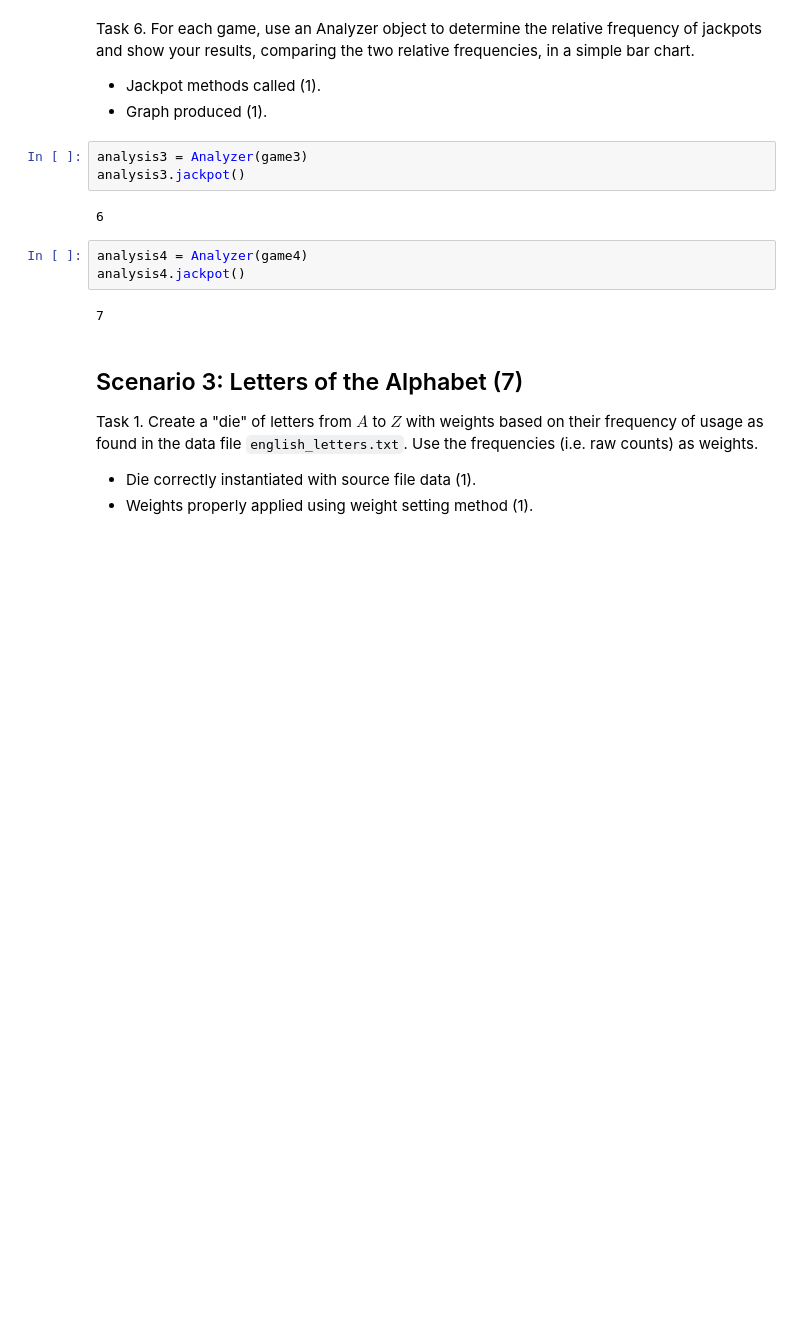
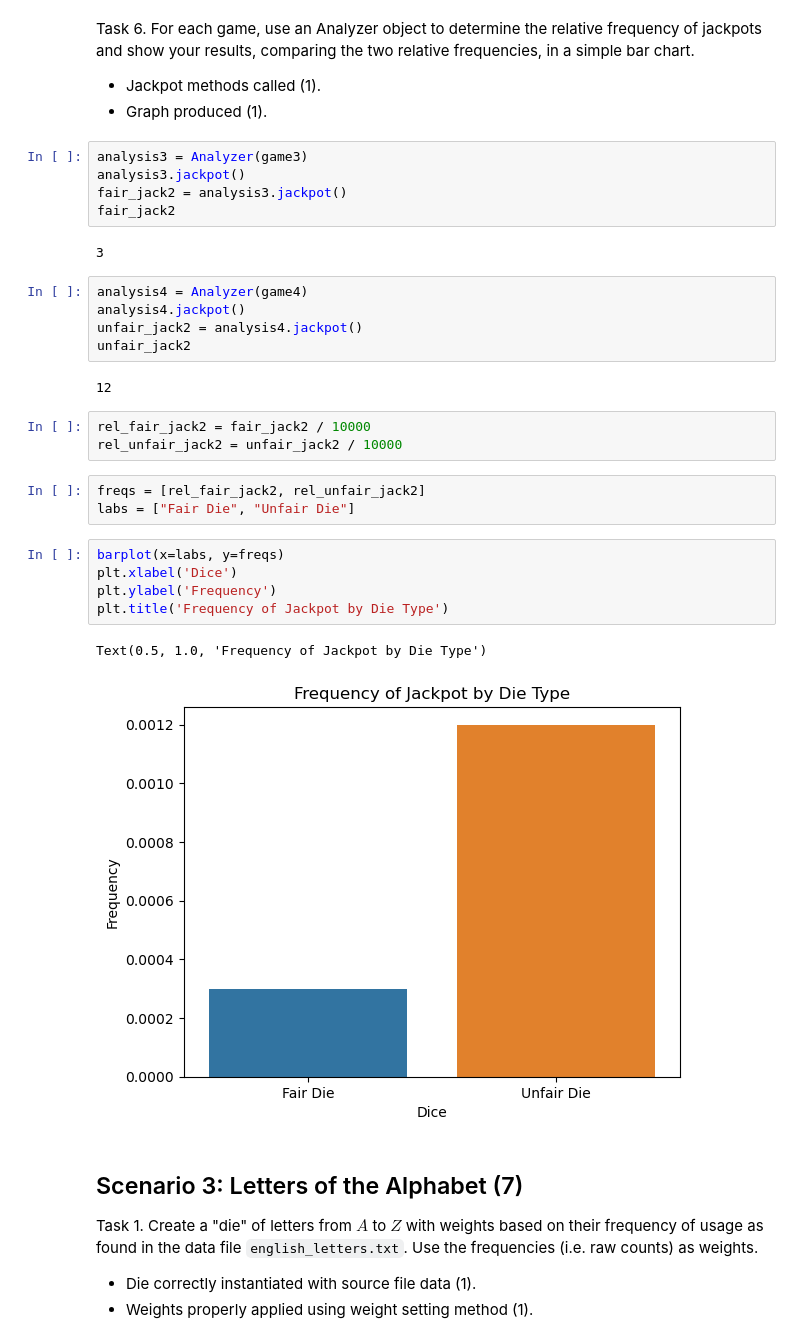
Before and after one commit to apugmire/monte_carlo_sim, a Jupyter notebook: DS51200_FinalProjectTemplate.ipynb, the cells around one changed output. Drawn from its saved outputs; the diff is of its cells as text; blank space fills up the shorter version.

```diff
--- a/DS51200_FinalProjectTemplate.ipynb
+++ b/DS51200_FinalProjectTemplate.ipynb
@@ -729,13 +745,31 @@ Task 6. For each game, use an Analyzer object to determine the relative frequenc
 # %%
 analysis3 = Analyzer(game3)
 analysis3.jackpot()
+fair_jack2 = analysis3.jackpot()
+fair_jack2
 # %% [output]
-6
+3
 # %%
 analysis4 = Analyzer(game4)
 analysis4.jackpot()
+unfair_jack2 = analysis4.jackpot()
+unfair_jack2
 # %% [output]
-7
+12
+# %%
+rel_fair_jack2 = fair_jack2 / 10000
+rel_unfair_jack2 = unfair_jack2 / 10000
+# %%
+freqs = [rel_fair_jack2, rel_unfair_jack2]
+labs = ["Fair Die", "Unfair Die"]
+# %%
+barplot(x=labs, y=freqs)
+plt.xlabel('Dice')
+plt.ylabel('Frequency')
+plt.title('Frequency of Jackpot by Die Type')
+# %% [output]
+Text(0.5, 1.0, 'Frequency of Jackpot by Die Type')
+[figure, added]
 # %% [markdown]
 ## Scenario 3: Letters of the Alphabet (7)
 
```
Also changed, not shown: parts of 11 cells of this notebook.
